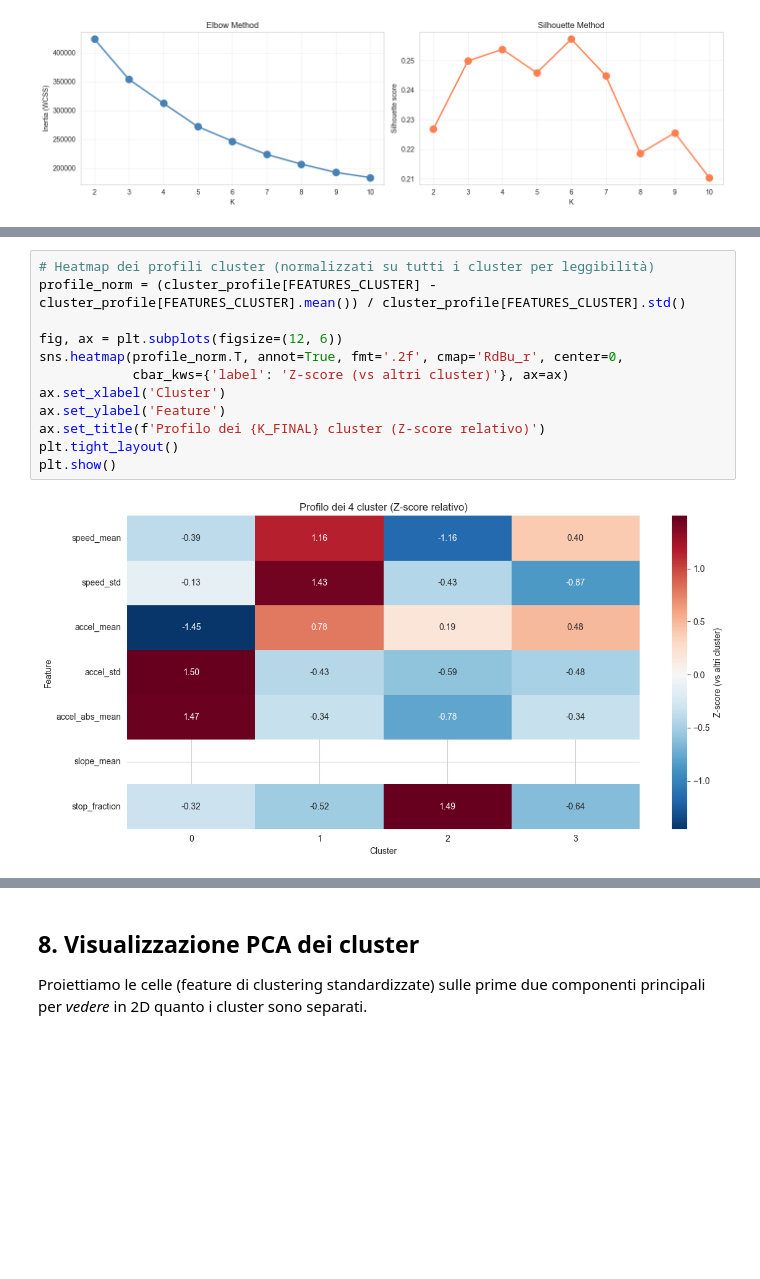
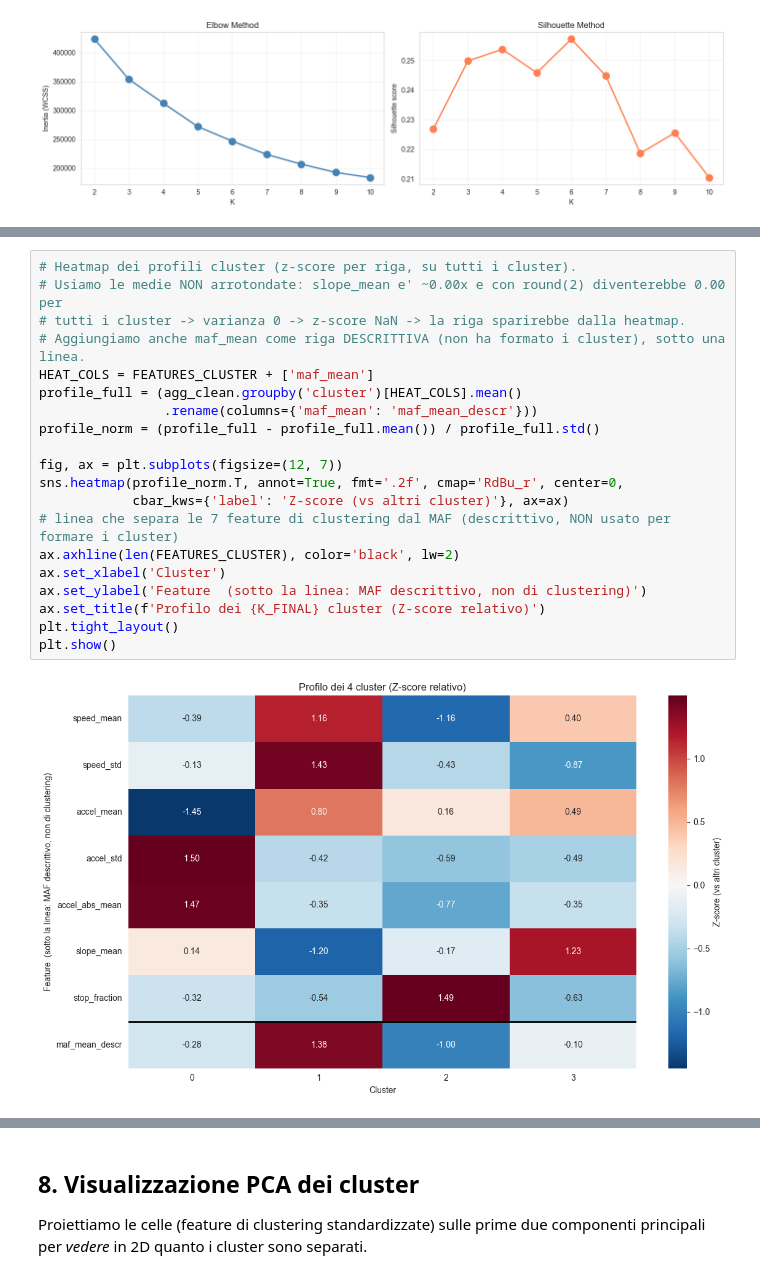
Before and after one commit to alessandroMacchii/Preditcitve-Adaptive-Cruise-Control, a Jupyter notebook: 03_unsupervised_context_and_styles.ipynb, the cells around one changed output, grey strips where cells are left out. Saved outputs shown, nothing was run; the diff lists cells and outputs as text; blank space fills up the shorter version.

Commit message:
new context and cleaned markdowns

```diff
--- a/03_unsupervised_context_and_styles.ipynb
+++ b/03_unsupervised_context_and_styles.ipynb
@@ -350,17 +266,25 @@ cluster_profile
 | 2 | 11.110000 | 13.280000 | -0.08 | 2.95 | 1.14 | -0.0 | 0.53 | 275.58 | ... |
 | 3 | 56.910000 | 10.070000 | -0.04 | 3.03 | 1.38 | 0.0 | 0.00 | 151.89 | ... |
 # %%
-# Heatmap dei profili cluster (normalizzati su tutti i cluster per leggibilità)
-profile_norm = (cluster_profile[FEATURES_CLUSTER] - cluster_profile[FEATURES_CLUSTER].mean()) / cluster_profile[FEATURES_CLUSTER].std()
+# Heatmap dei profili cluster (z-score per riga, su tutti i cluster).
+# Usiamo le medie NON arrotondate: slope_mean e' ~0.00x e con round(2) diventerebbe 0.00 per
+# tutti i cluster -> varianza 0 -> z-score NaN -> la riga sparirebbe dalla heatmap.
+# Aggiungiamo anche maf_mean come riga DESCRITTIVA (non ha formato i cluster), sotto una linea.
+HEAT_COLS = FEATURES_CLUSTER + ['maf_mean']
+profile_full = (agg_clean.groupby('cluster')[HEAT_COLS].mean()
+                .rename(columns={'maf_mean': 'maf_mean_descr'}))
+profile_norm = (profile_full - profile_full.mean()) / profile_full.std()
 
-fig, ax = plt.subplots(figsize=(12, 6))
+fig, ax = plt.subplots(figsize=(12, 7))
 sns.heatmap(profile_norm.T, annot=True, fmt='.2f', cmap='RdBu_r', center=0,
             cbar_kws={'label': 'Z-score (vs altri cluster)'}, ax=ax)
+# linea che separa le 7 feature di clustering dal MAF (descrittivo, NON usato per formare i cluster)
+ax.axhline(len(FEATURES_CLUSTER), color='black', lw=2)
 ax.set_xlabel('Cluster')
-ax.set_ylabel('Feature')
+ax.set_ylabel('Feature  (sotto la linea: MAF descrittivo, non di clustering)')
 ax.set_title(f'Profilo dei {K_FINAL} cluster (Z-score relativo)')
 plt.tight_layout()
 plt.show()
 # %% [output]
-[figure, old version]
+[figure, new version]
 # %% [markdown]
```
Also changed, not shown: parts of 28 cells of this notebook, 4 other files.
